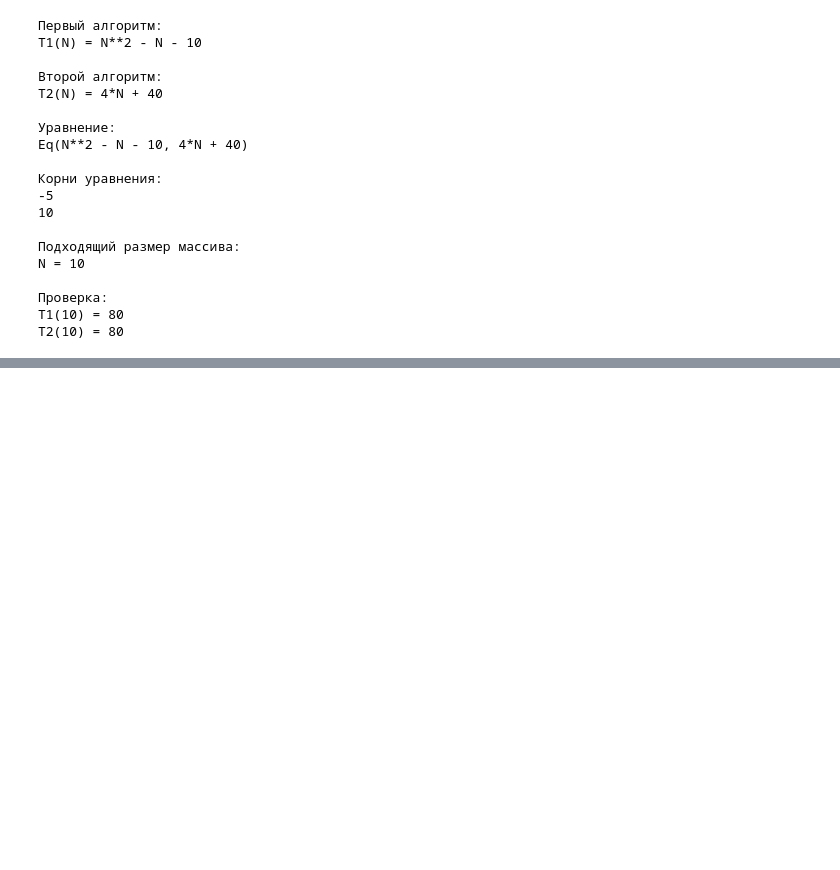
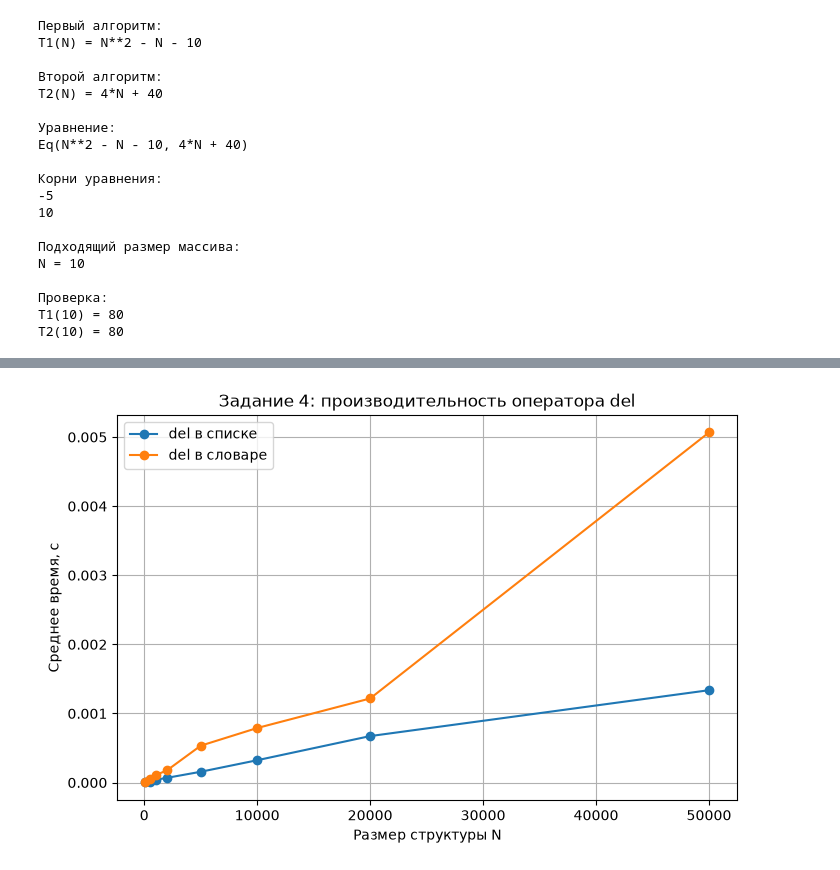
Before and after one commit to cherep121/Data_proc, a Jupyter notebook: main.ipynb, the cells around one changed output, grey strips where cells are left out. Drawn from its saved outputs; the diff is of its cells as text; code cells hidden in the pictures; blank space fills up the shorter version.

```diff
--- a/main.ipynb
+++ b/main.ipynb
@@ -187,0 +199,30 @@ T2(10) = 80
+# %%
+def delete_from_list(n):
+    data = list(range(n))
+    del data[n // 2]
+
+
+def delete_from_dict(n):
+    data = {i: i for i in range(n)}
+    del data[n // 2]
+
+
+sizes4 = [100, 500, 1000, 2000, 5000, 10000, 20000, 50000]
+list_del_times = []
+dict_del_times = []
+
+for n in sizes4:
+    list_del_times.append(timeit.timeit(lambda: delete_from_list(n), number=20) / 20)
+    dict_del_times.append(timeit.timeit(lambda: delete_from_dict(n), number=20) / 20)
+
+plt.figure(figsize=(8, 5))
+plt.plot(sizes4, list_del_times, marker="o", label="del в списке")
+plt.plot(sizes4, dict_del_times, marker="o", label="del в словаре")
+plt.xlabel("Размер структуры N")
+plt.ylabel("Среднее время, с")
+plt.title("Задание 4: производительность оператора del")
+plt.legend()
+plt.grid(True)
+plt.show()
+# %% [output]
+[figure, added]
```
Also changed, not shown: parts of 5 cells of this notebook.
